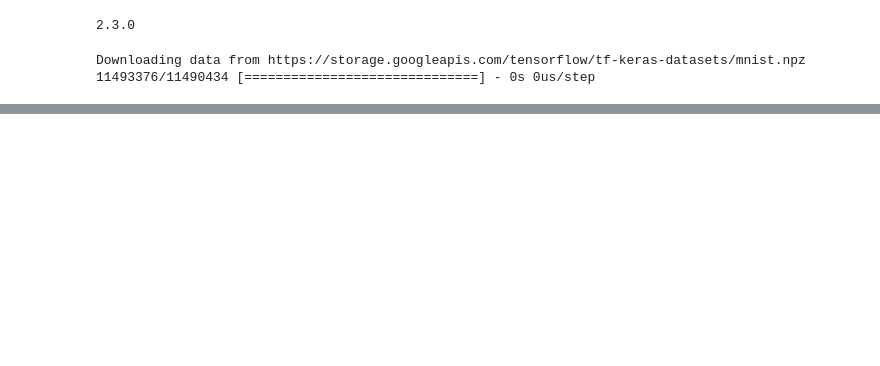
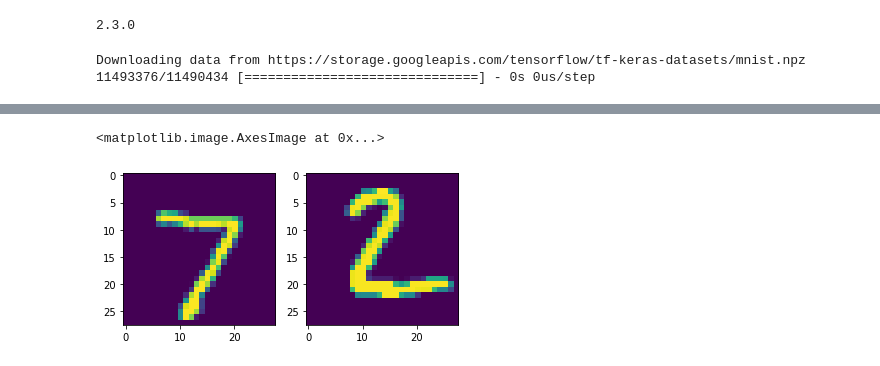
Before and after one commit to ZanePeycke/ADL, a Jupyter notebook: HW/HW1/ADL_HW1_Scratch.ipynb, the cells around one changed output, grey strips where cells are left out. Cells and saved outputs as stored; diff of their text form; code cells hidden in the pictures; blank space fills up the shorter version.

```diff
--- a/HW/HW1/ADL_HW1_Scratch.ipynb
+++ b/HW/HW1/ADL_HW1_Scratch.ipynb
@@ -215,0 +229,7 @@ array([1.9696432e-15, 2.1871763e-08, 1.2202288e-07, 2.3950210e-07,
+# %%
+fig, ax = plt.subplots(1,2)
+ax[0].imshow(x_test[0]) # correct prediction
+ax[1].imshow(x_test[1]) # incorrect prediction
+# %% [output]
+<matplotlib.image.AxesImage at 0x...>
+[figure, added]
```
Also changed, not shown: parts of 9 cells of this notebook.
